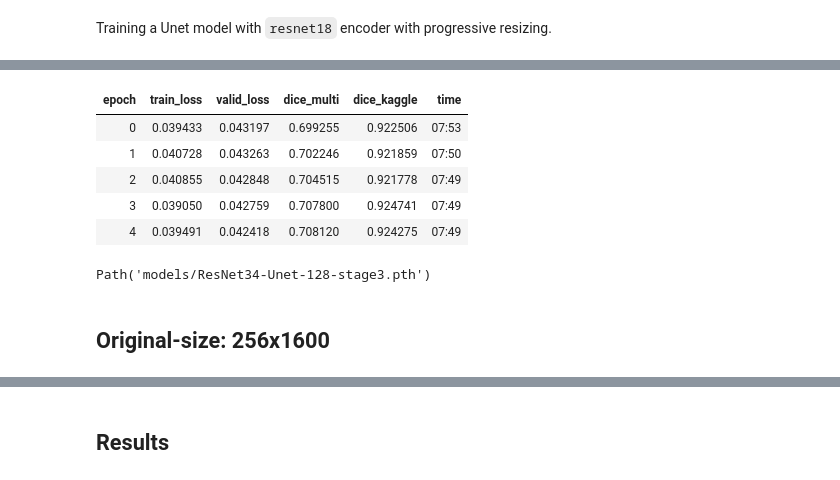
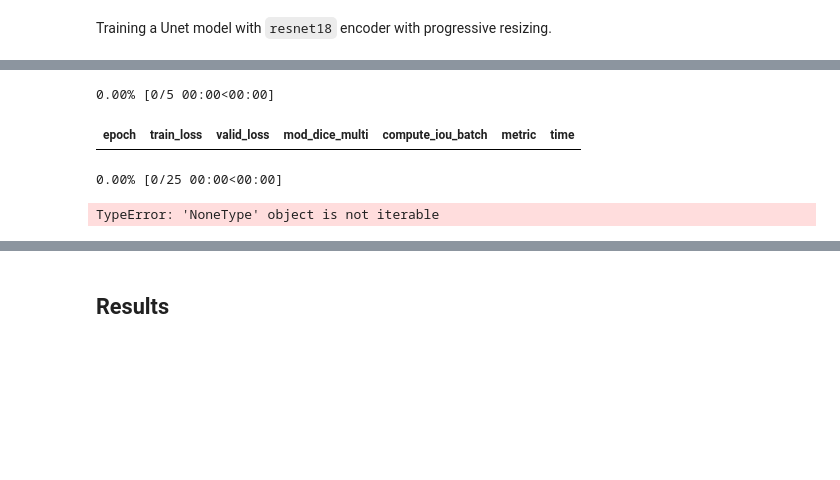
Before and after one commit to marcomatteo/steel_segmentation, a Jupyter notebook: nbs/11_fastai.seg_unet_resnet18.ipynb, the cells around one changed output, grey strips where cells are left out. Drawn from its saved outputs; the diff is of its cells as text; code cells hidden in the pictures; blank space fills up the shorter version.

```diff
--- a/nbs/11_fastai.seg_unet_resnet18.ipynb
+++ b/nbs/11_fastai.seg_unet_resnet18.ipynb
@@ -66,9 +69,11 @@ print_competition_data(models_dir)
 # %% [markdown]
 Training a Unet model with `resnet18` encoder with progressive resizing.
+# %%
+device = torch.device("cuda" if torch.cuda.is_available() else "cpu")
 # %%
 arch = resnet18
 # %%
-dls = get_segmnt_dls(train_pivot.iloc[:1000], bs=16, flatten_mask=True)
+dls = get_segmnt_dls(train_pivot.iloc[:1000], bs=8, flatten_mask=False, device=device)
 # %%
 len(dls.train), len(dls.valid)
 # %% [output]
@@ -85,5 +94,5 @@ dls.show_batch()
 # %%
-learn = unet_learner(dls, arch,
-                     metrics=[ModDiceMulti, DiceMulti, JaccardMulti],
-                     model_dir=models_dir, cbs=ShowGraphCallback())
+learn = unet_learner(dls, arch, loss_func=SoftBCEDiceLoss(),
+                     metrics=[ModDiceMulti],
+                     model_dir=models_dir, cbs=[CudaCallback(), ShowGraphCallback()])
 # %%
@@ -180,15 +105,7 @@ SuggestedLRs(lr_min=5.248074739938602e-06, lr_steep=2.75422871709452e-06)
 # %%
-segmentation_learner.fit_one_cycle(5, lr_max=slice(1e-5, 1e-4))
+learn.fit_one_cycle(5, lr_max=4e-5)
 # %% [output]
+0.00% [0/5 00:00<00:00]
-| epoch | train_loss | valid_loss | dice_multi | dice_kaggle | time |
-| 0 | 0.039433 | 0.043197 | 0.699255 | 0.922506 | 07:53 |
-| 1 | 0.040728 | 0.043263 | 0.702246 | 0.921859 | 07:50 |
-| 2 | 0.040855 | 0.042848 | 0.704515 | 0.921778 | 07:49 |
-| 3 | 0.039050 | 0.042759 | 0.707800 | 0.924741 | 07:49 |
-| 4 | 0.039491 | 0.042418 | 0.708120 | 0.924275 | 07:49 |
+| epoch | train_loss | valid_loss | mod_dice_multi | compute_iou_batch | metric | time |
+0.00% [0/25 00:00<00:00]
+TypeError: 'NoneType' object is not iterable
-# %%
-segmentation_learner.save("ResNet34-Unet-128-stage3")
-# %% [output]
-Path('models/ResNet34-Unet-128-stage3.pth')
-# %% [markdown]
-## Original-size: 256x1600
```
Also changed, not shown: parts of 54 cells of this notebook, 10 other files.
